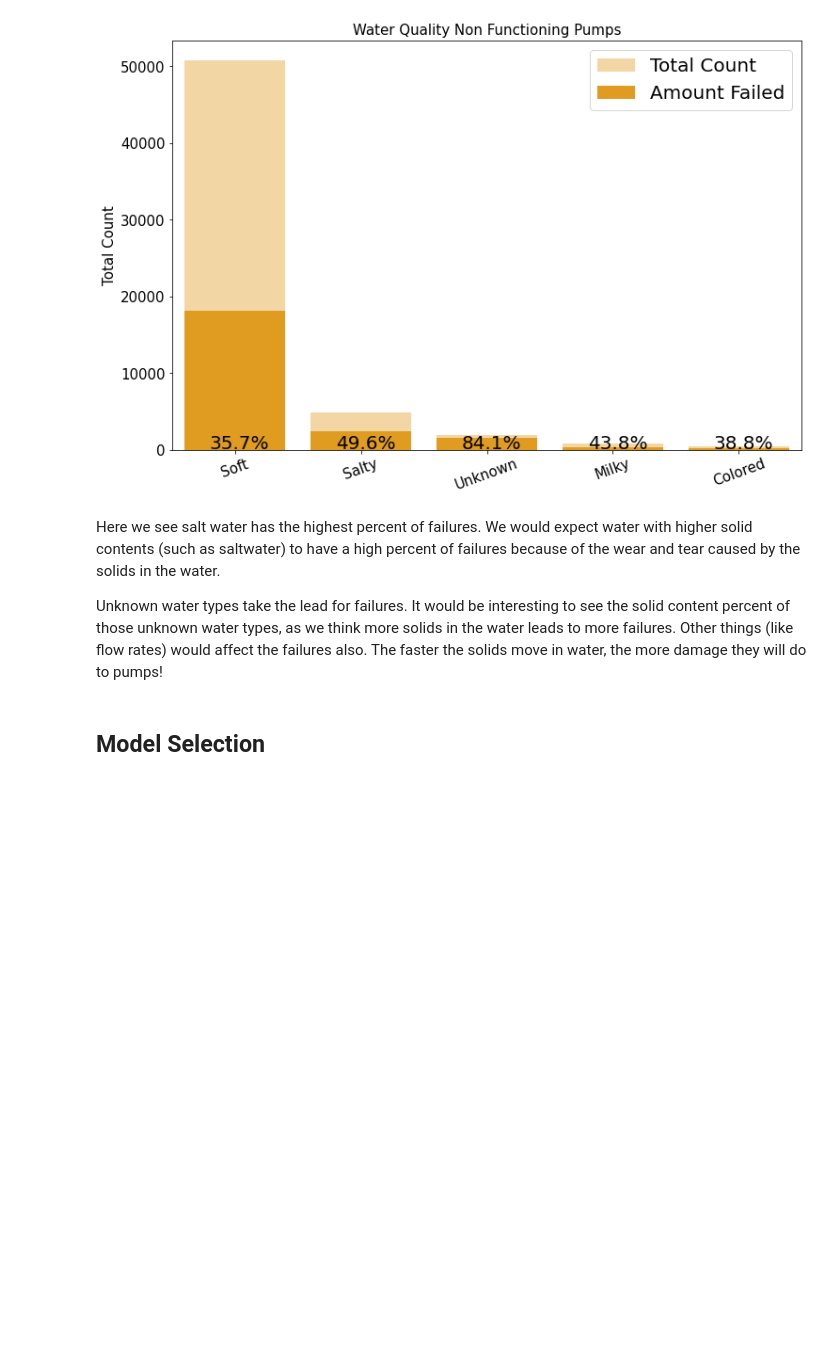
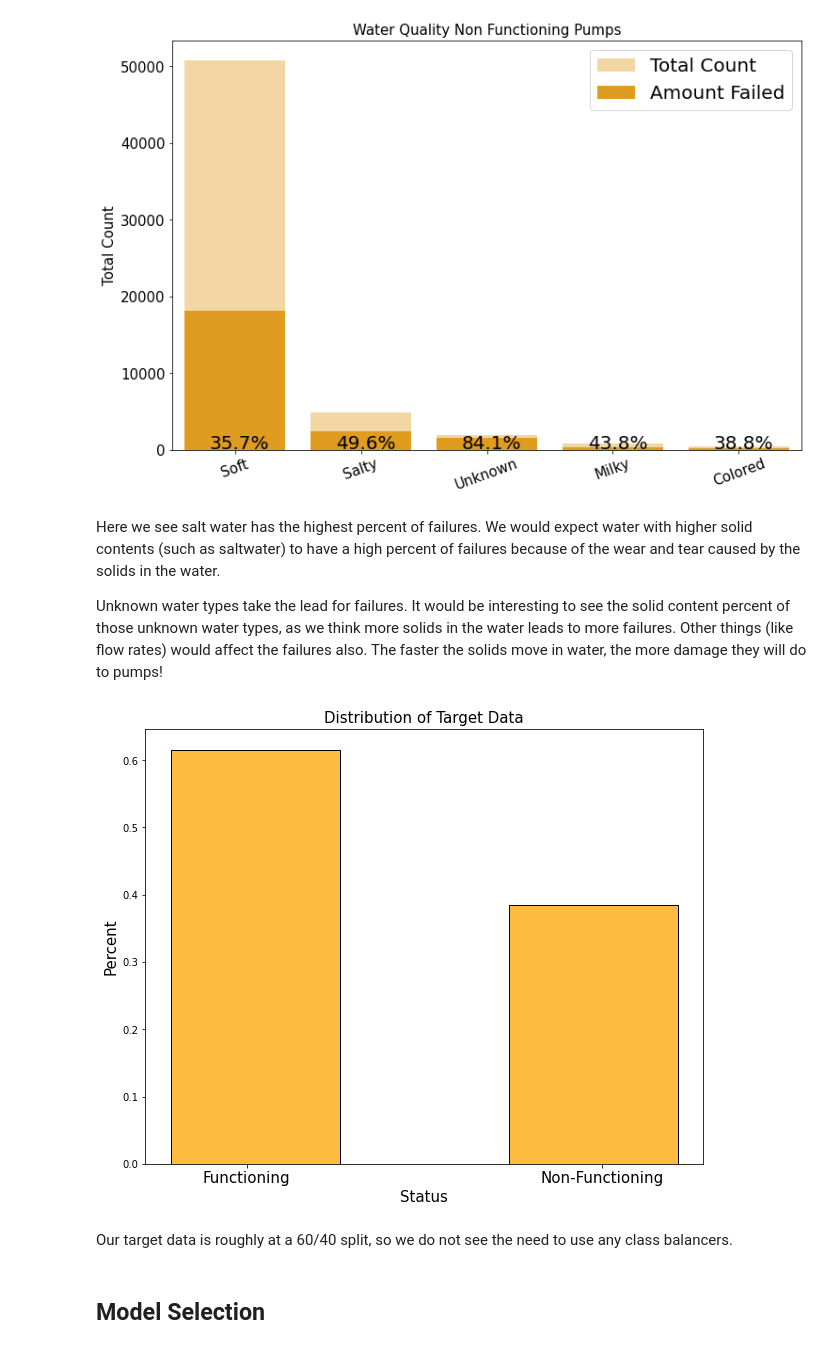
Before and after one commit to ericdnbn/machine_learning_water_pump_data_tanzania, a Jupyter notebook: Final Notebook.ipynb, the cells around one changed output. Drawn from its saved outputs; the diff is of its cells as text; code cells hidden in the pictures; blank space fills up the shorter version.

Commit message:
Visuals Added and Saved

```diff
--- a/Final Notebook.ipynb
+++ b/Final Notebook.ipynb
@@ -292,6 +296,20 @@ plt.xticks([0, 1, 2, 3 ,4], ['Soft','Salty','Unknown','Milky','Colored'],
 Here we see salt water has the highest percent of failures. We would expect water with higher solid contents (such as saltwater) to have a high percent of failures because of the wear and tear caused by the solids in the water.
 
 Unknown water types take the lead for failures. It would be interesting to see the solid content percent of those unknown water types, as we think more solids in the water leads to more failures. Other things (like flow rates) would affect the failures also. The faster the solids move in water, the more damage they will do to pumps!
+# %%
+#Look at the distribution of our target data
+
+fig , ax = plt.subplots(figsize=(10,8))
+sns.histplot(df_binary['status_group'],stat='probability',bins=3,color='orange')
+plt.xticks([.15,.85],['Functioning','Non-Functioning'],fontsize=15)
+ax.set_title('Distribution of Target Data',fontsize=15)
+ax.set_xlabel('Status',fontsize=15)
+ax.set_ylabel('Percent',fontsize=15)
+plt.savefig('images/ Target Distribution');
+# %% [output]
+[figure, added]
+# %% [markdown]
+Our target data is roughly at a 60/40 split, so we do not see the need to use any class balancers.
 # %% [markdown]
 ## Model Selection
 # %% [markdown]
```
Also changed, not shown: parts of 4 cells of this notebook, 5 other files.
